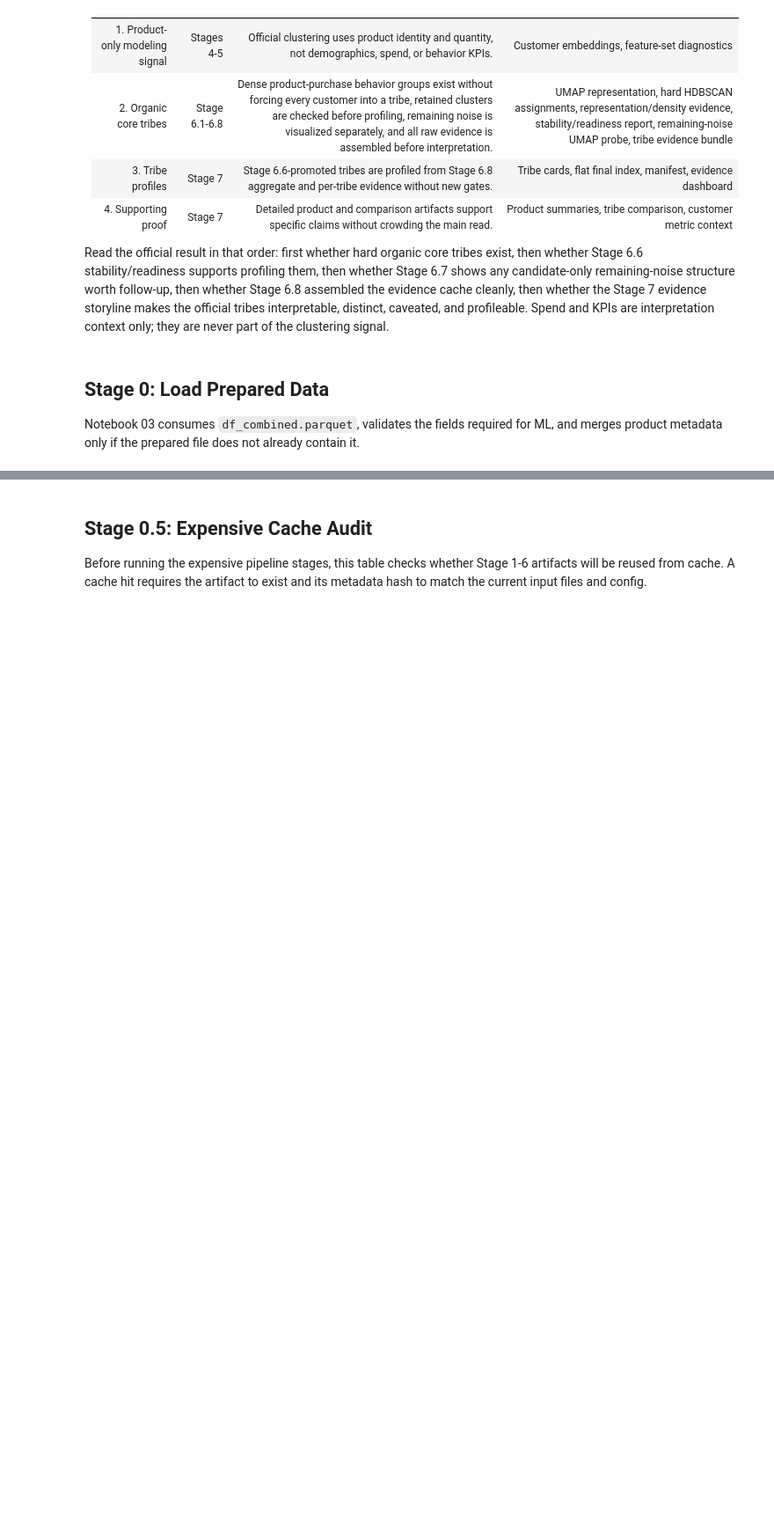
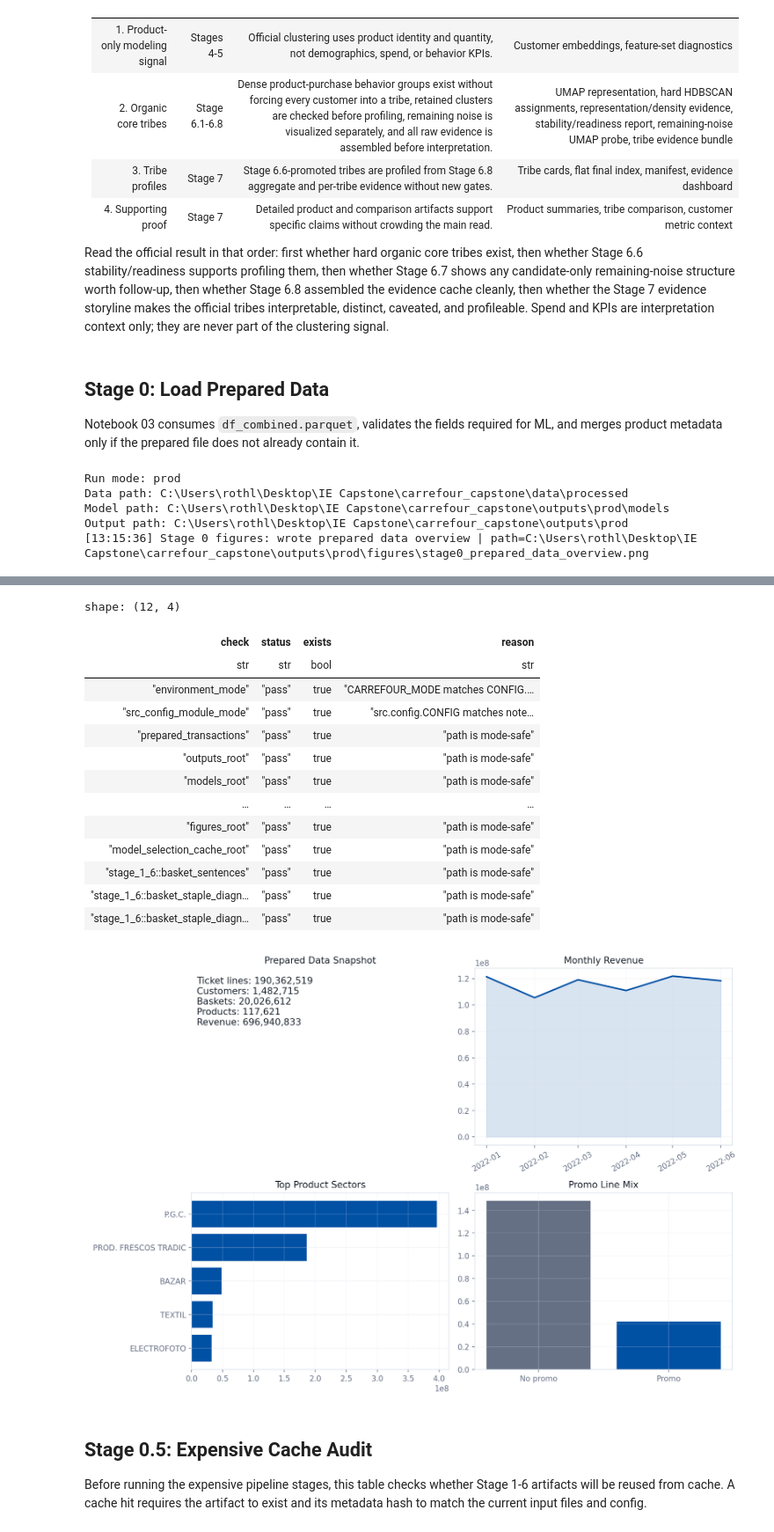
Before and after one commit to robsrot/carrefour_capstone, a Jupyter notebook: notebooks/03_ml_pipeline.ipynb, the cells around one changed output, grey strips where cells are left out. Shown at 88% size. Drawn from its saved outputs; the diff is of its cells as text; code cells hidden in the pictures; blank space fills up the shorter version.

```diff
--- a/notebooks/03_ml_pipeline.ipynb
+++ b/notebooks/03_ml_pipeline.ipynb
@@ -47,7 +47,7 @@ from IPython.display import Image, Markdown, display
 
 # Optional notebook override. Set to "dev" or "prod" to force a mode;
 # leave as None to honor CARREFOUR_MODE, then the YAML default_mode.
-NOTEBOOK_MODE_OVERRIDE = "dev"  # Set to "dev" or "prod" only when you intentionally want to override CARREFOUR_MODE.
+NOTEBOOK_MODE_OVERRIDE = "prod"  # Set to "dev" or "prod" only when you intentionally want to override CARREFOUR_MODE.
 
 for candidate in [Path.cwd().resolve(), *Path.cwd().resolve().parents]:
     if (candidate / "src").is_dir():
@@ -217,3 +217,9 @@ stage0_report = write_stage_report(
 display_stage_report(stage0_report)
 display(mode_path_audit.select(["check", "status", "exists", "reason"]).head(12))
 display(Image(filename=str(stage0_figure)))
+# %% [output]
+Run mode: prod
+Data path: C:\Users\rothl\Desktop\IE Capstone\carrefour_capstone\data\processed
+Model path: C:\Users\rothl\Desktop\IE Capstone\carrefour_capstone\outputs\prod\models
+Output path: C:\Users\rothl\Desktop\IE Capstone\carrefour_capstone\outputs\prod
+[13:15:36] Stage 0 figures: wrote prepared data overview | path=C:\Users\rothl\Desktop\IE Capstone\carrefour_capstone\outputs\prod\figures\stage0_prepared_data_overview.png
@@ -220,3 +249,18 @@ display(Image(filename=str(stage0_figure)))
+shape: (12, 4)
+| check | status | exists | reason |
+| str | str | bool | str |
+| "environment_mode" | "pass" | true | "CARREFOUR_MODE matches CONFIG.… |
+| "src_config_module_mode" | "pass" | true | "src.config.CONFIG matches note… |
+| "prepared_transactions" | "pass" | true | "path is mode-safe" |
+| "outputs_root" | "pass" | true | "path is mode-safe" |
+| "models_root" | "pass" | true | "path is mode-safe" |
+| … | … | … | … |
+| "figures_root" | "pass" | true | "path is mode-safe" |
+| "model_selection_cache_root" | "pass" | true | "path is mode-safe" |
+| "stage_1_6::basket_sentences" | "pass" | true | "path is mode-safe" |
+| "stage_1_6::basket_staple_diagn… | "pass" | true | "path is mode-safe" |
+| "stage_1_6::basket_staple_diagn… | "pass" | true | "path is mode-safe" |
+[figure, added]
 # %% [markdown]
 <a id="stage-0-5"></a>
 
```
Also changed, not shown: parts of 7 cells of this notebook, 22 other files.
